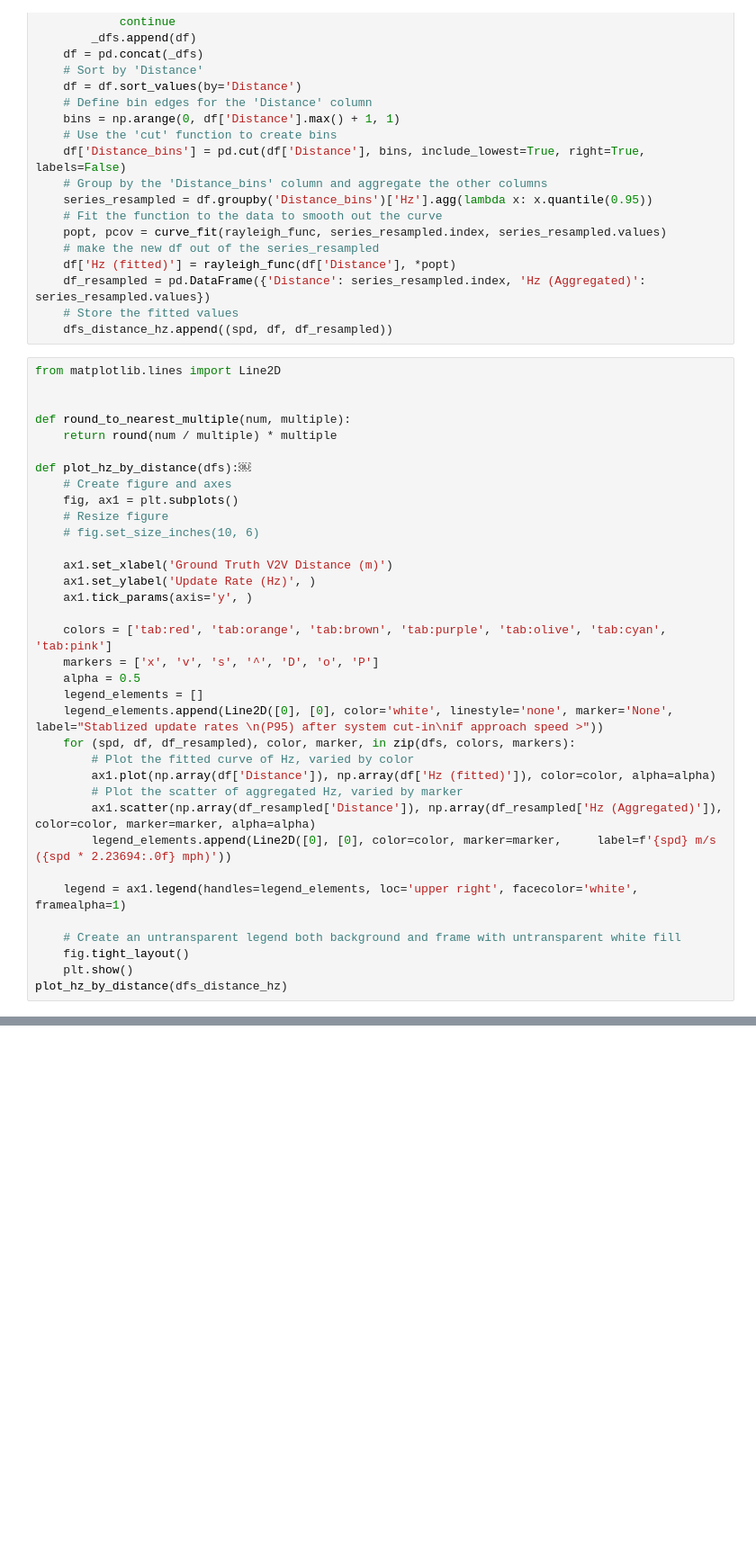
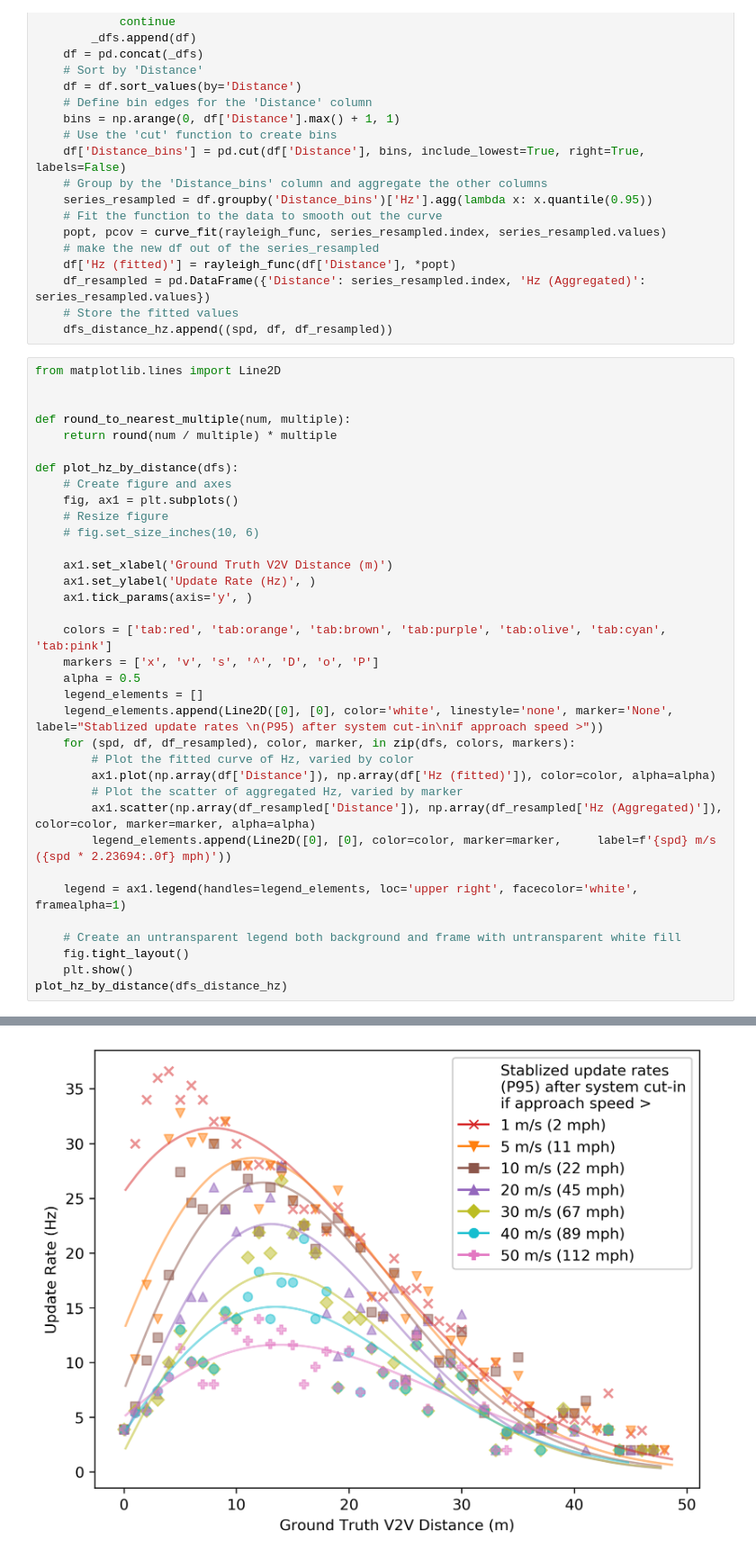
Before and after one commit to hegxiten/uwb_v2v_ros_sim, a Jupyter notebook: src/notebooks/VT-2022-02134.R2.ipynb, the cells around one changed output, grey strips where cells are left out. Shown at 90% size. Saved outputs shown, nothing was run; the diff lists cells and outputs as text; blank space fills up the shorter version.

```diff
--- a/src/notebooks/VT-2022-02134.R2.ipynb
+++ b/src/notebooks/VT-2022-02134.R2.ipynb
@@ -420,7 +342,7 @@ from matplotlib.lines import Line2D
 def round_to_nearest_multiple(num, multiple):
     return round(num / multiple) * multiple
 
-def plot_hz_by_distance(dfs):￼
+def plot_hz_by_distance(dfs):
     # Create figure and axes
     fig, ax1 = plt.subplots()
     # Resize figure
@@ -452,0 +374 @@ SyntaxError: invalid character in identifier (470136421.py, line 7)
+[figure, added]
```
Also changed, not shown: parts of 4 cells of this notebook, 2 other files.
